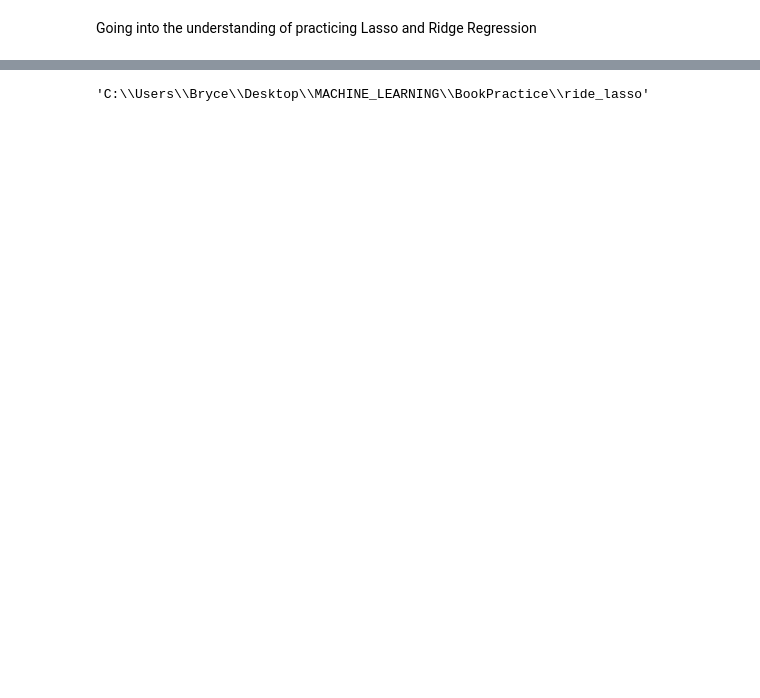
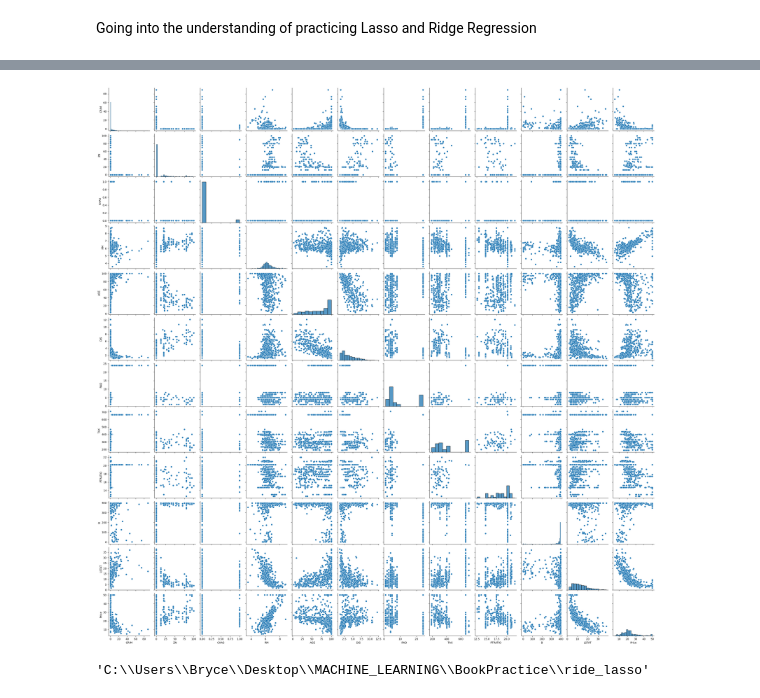
Before and after one commit to Bryce72/MachineLearning-Progress, a Jupyter notebook: ride_lasso/ride_laso.ipynb, the cells around one changed output, grey strips where cells are left out. Cells and saved outputs as stored; diff of their text form; code cells hidden in the pictures; blank space fills up the shorter version.

```diff
--- a/ride_lasso/ride_laso.ipynb
+++ b/ride_lasso/ride_laso.ipynb
@@ -60,3 +64,9 @@ max     88.976200  100.000000   27.740000    1.000000  ...   22.000000  396.9000
+# %%
+boston_df.drop(["INDUS", "NOX"], axis=1,inplace = True, errors='ignore')
+sns.pairplot(boston_df)
+boston_df.LSTAT = np.log(boston_df.LSTAT)
+# %% [output]
+[figure, added]
 # %%
 # # ~ non sense to change the kernal to this directory
 # import os
```
Also changed, not shown: parts of 2 cells of this notebook.
